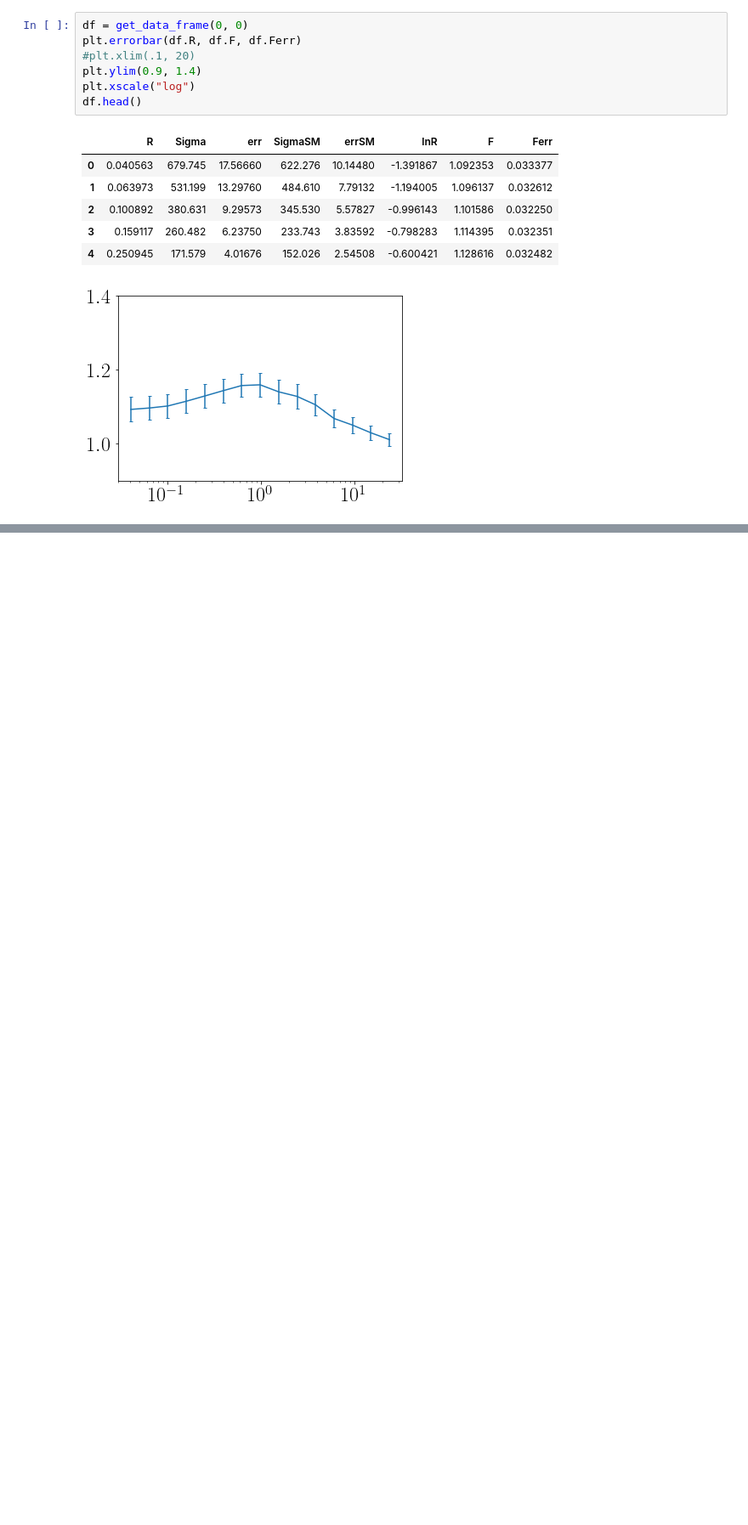
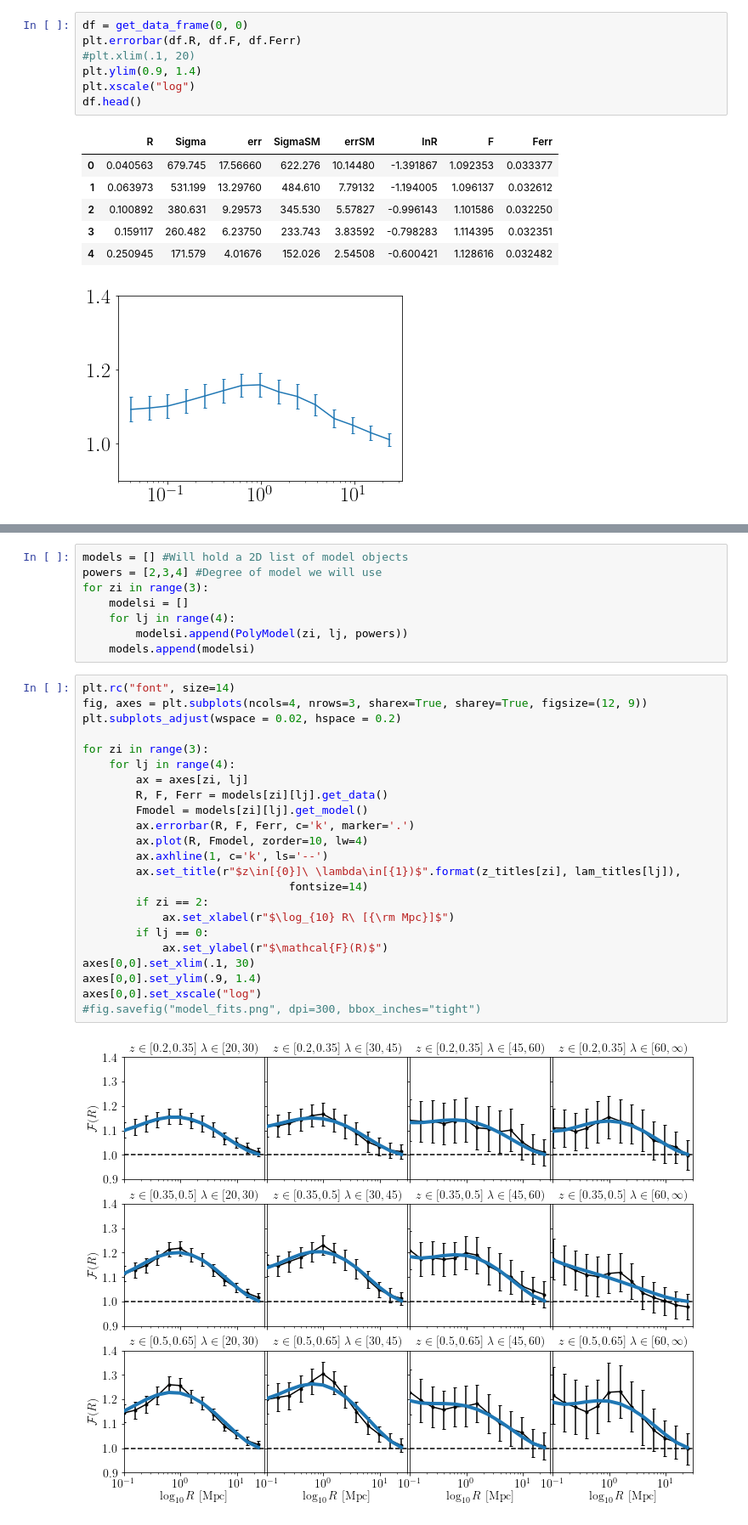
Before and after one commit to tmcclintock/redmapper_lensing_tests, a Jupyter notebook: RM_selection/Modeling_lensing_ratios.ipynb, the cells around one changed output, grey strips where cells are left out. Shown at 85% size. Saved outputs shown, nothing was run; the diff lists cells and outputs as text; blank space fills up the shorter version.

```diff
--- a/RM_selection/Modeling_lensing_ratios.ipynb
+++ b/RM_selection/Modeling_lensing_ratios.ipynb
@@ -182,0 +172,33 @@ BIC  = -6.25
+# %%
+models = [] #Will hold a 2D list of model objects
+powers = [2,3,4] #Degree of model we will use
+for zi in range(3):
+    modelsi = []
+    for lj in range(4):
+        modelsi.append(PolyModel(zi, lj, powers))
+    models.append(modelsi)
+# %%
+plt.rc("font", size=14)
+fig, axes = plt.subplots(ncols=4, nrows=3, sharex=True, sharey=True, figsize=(12, 9))
+plt.subplots_adjust(wspace = 0.02, hspace = 0.2)
+
+for zi in range(3):
+    for lj in range(4):
+        ax = axes[zi, lj]
+        R, F, Ferr = models[zi][lj].get_data()
+        Fmodel = models[zi][lj].get_model()
+        ax.errorbar(R, F, Ferr, c='k', marker='.')
+        ax.plot(R, Fmodel, zorder=10, lw=4)
+        ax.axhline(1, c='k', ls='--')
+        ax.set_title(r"$z\in[{0}]\ \lambda\in[{1})$".format(z_titles[zi], lam_titles[lj]),
+                               fontsize=14)
+        if zi == 2:
+            ax.set_xlabel(r"$\log_{10} R\ [{\rm Mpc}]$")
+        if lj == 0:
+            ax.set_ylabel(r"$\mathcal{F}(R)$")
+axes[0,0].set_xlim(.1, 30)
+axes[0,0].set_ylim(.9, 1.4)
+axes[0,0].set_xscale("log")
+#fig.savefig("model_fits.png", dpi=300, bbox_inches="tight")
+# %% [output]
+[figure, added]
```
Also changed, not shown: parts of 13 cells of this notebook.
